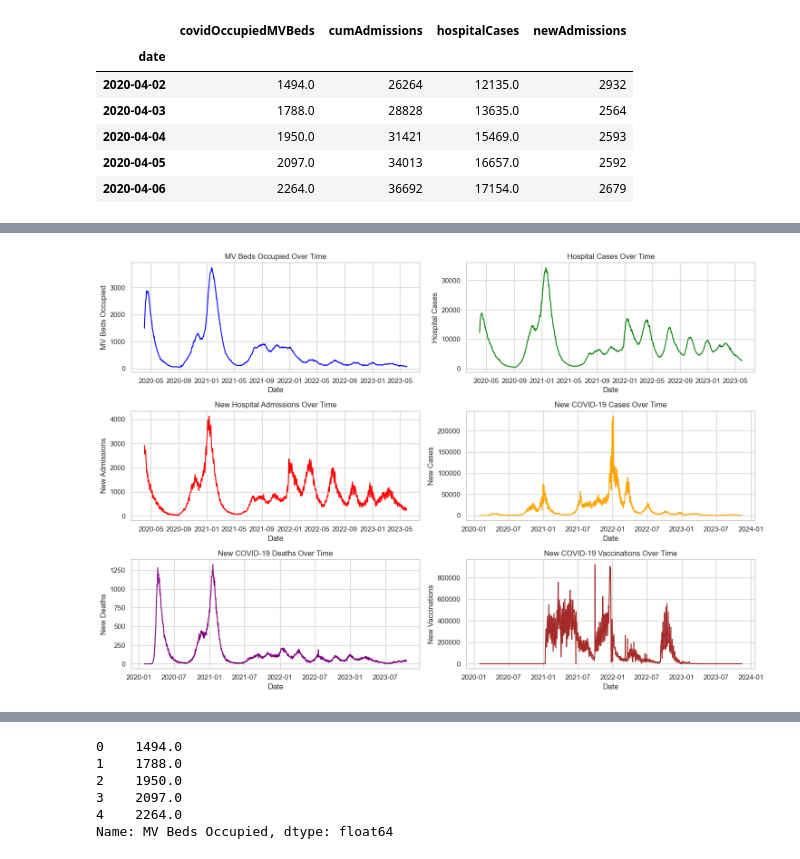
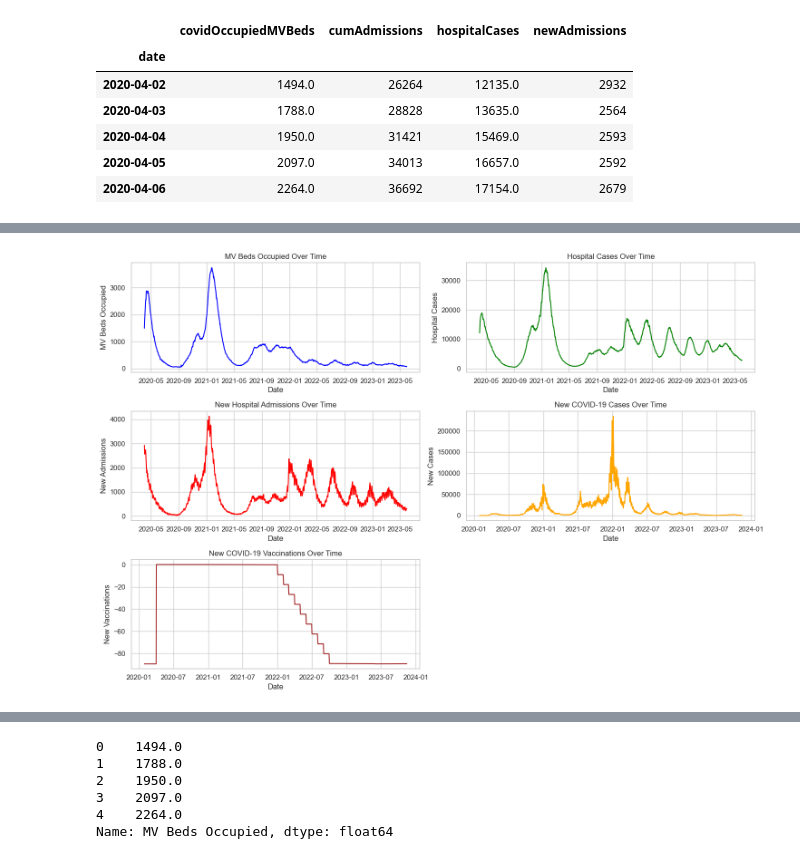
Before and after one commit to michaelajao/Multivate-forecasting, a Jupyter notebook: script/Data_preprocess.ipynb, the cells around one changed output, grey strips where cells are left out. Saved outputs shown, nothing was run; the diff lists cells and outputs as text; code cells hidden in the pictures.

```diff
--- a/script/Data_preprocess.ipynb
+++ b/script/Data_preprocess.ipynb
@@ -185,3 +214,3 @@ KeyError: "['date'] not in index"
 # %%
-combined_data["New Vaccinations"] = combined_data["New Vaccinations"].fillna(0)
-combined_data.head()
+# combined_data["New Vaccinations"] = combined_data["New Vaccinations"].fillna(0)
+# combined_data.head()
@@ -264,56 +293,56 @@ plt.figure(figsize=(15, 10))
 
 # MV Beds Occupied
 plt.subplot(3, 2, 1)
-sns.lineplot(data=combined_data, x="Date", y="MV Beds Occupied", color="blue")
+sns.lineplot(data=combined_data, x="date", y="MV Beds Occupied", color="blue")
 plt.title("MV Beds Occupied Over Time")
 plt.xlabel("Date")
 plt.ylabel("MV Beds Occupied")
 
 # Hospital Cases
 plt.subplot(3, 2, 2)
-sns.lineplot(data=combined_data, x="Date", y="Hospital Cases", color="green")
+sns.lineplot(data=combined_data, x="date", y="Hospital Cases", color="green")
 plt.title("Hospital Cases Over Time")
 plt.xlabel("Date")
 plt.ylabel("Hospital Cases")
 
 # New Admissions
 plt.subplot(3, 2, 3)
-sns.lineplot(data=combined_data, x="Date", y="New Admissions", color="red")
+sns.lineplot(data=combined_data, x="date", y="New Admissions", color="red")
 plt.title("New Hospital Admissions Over Time")
 plt.xlabel("Date")
 plt.ylabel("New Admissions")
 
 # New COVID-19 Cases
 plt.subplot(3, 2, 4)
-sns.lineplot(data=combined_data, x="Date", y="New COVID-19 Cases", color="orange")
+sns.lineplot(data=combined_data, x="date", y="New COVID-19 Cases", color="orange")
 plt.title("New COVID-19 Cases Over Time")
 plt.xlabel("Date")
 plt.ylabel("New Cases")
 
-# New COVID-19 Deaths
+# # New COVID-19 Deaths
+# plt.subplot(3, 2, 5)
+# sns.lineplot(data=combined_data, x="date", y="New COVID-19 Deaths", color="purple")
+# plt.title("New COVID-19 Deaths Over Time")
+# plt.xlabel("Date")
+# plt.ylabel("New Deaths")
+
+# # New Vaccinations
+# plt.subplot(3, 2, 6)
+# sns.lineplot(data=combined_data, x="date", y="New Vaccinations", color="brown")
+# plt.title("New COVID-19 Vaccinations Over Time")
+# plt.xlabel("Date")
+# plt.ylabel("New Vaccinations")
+
 plt.subplot(3, 2, 5)
-sns.lineplot(data=combined_data, x="Date", y="New COVID-19 Deaths", color="purple")
-plt.title("New COVID-19 Deaths Over Time")
-plt.xlabel("Date")
-plt.ylabel("New Deaths")
-
-# New Vaccinations
-plt.subplot(3, 2, 6)
-sns.lineplot(data=combined_data, x="Date", y="New Vaccinations", color="brown")
-plt.title("New COVID-19 Vaccinations Over Time")
-plt.xlabel("Date")
-plt.ylabel("New Vaccinations")
-
-plt.subplot(3, 2, 7)
-sns.lineplot(data=combined_data, x="Date", y="vax", color="brown")
+sns.lineplot(data=combined_data, x="date", y="Vax_index", color="brown")
 plt.title("New COVID-19 Vaccinations Over Time")
 plt.xlabel("Date")
 plt.ylabel("New Vaccinations")
 
 plt.tight_layout()
 plt.show()
 # %% [output]
-[figure, old version]
+[figure, new version]
 # %%
 # Define start and end date for the Alpha variant period
 start_alpha = "2020-04-02"
```
Also changed, not shown: parts of 13 cells of this notebook, 9 other files.
